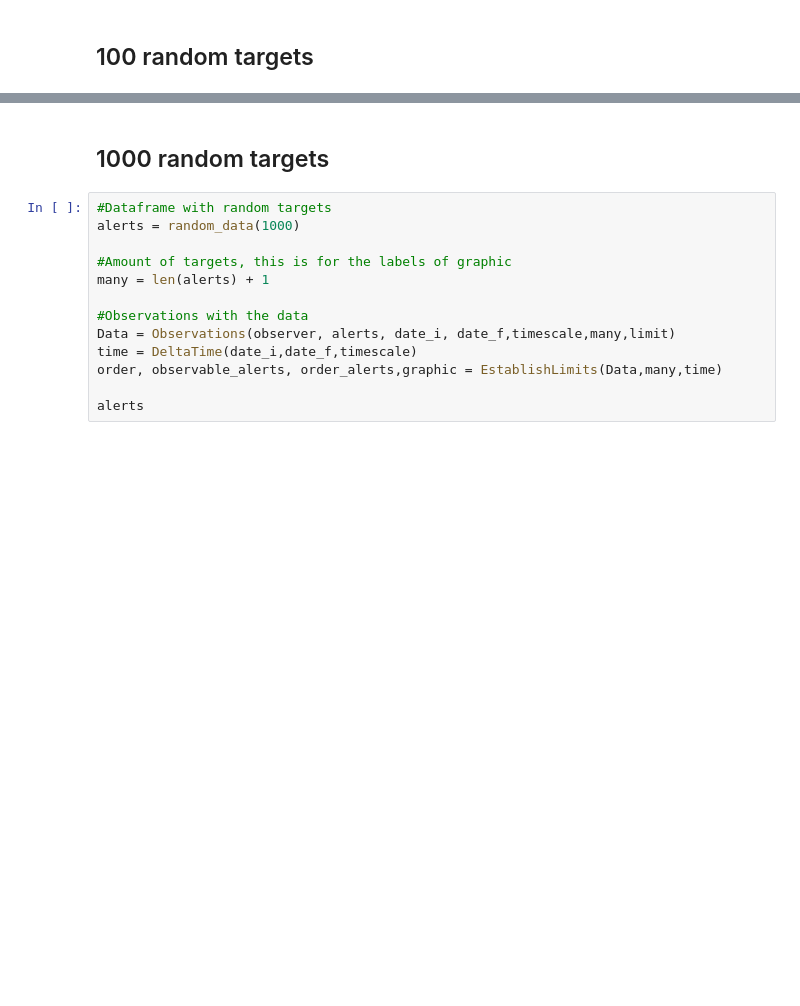
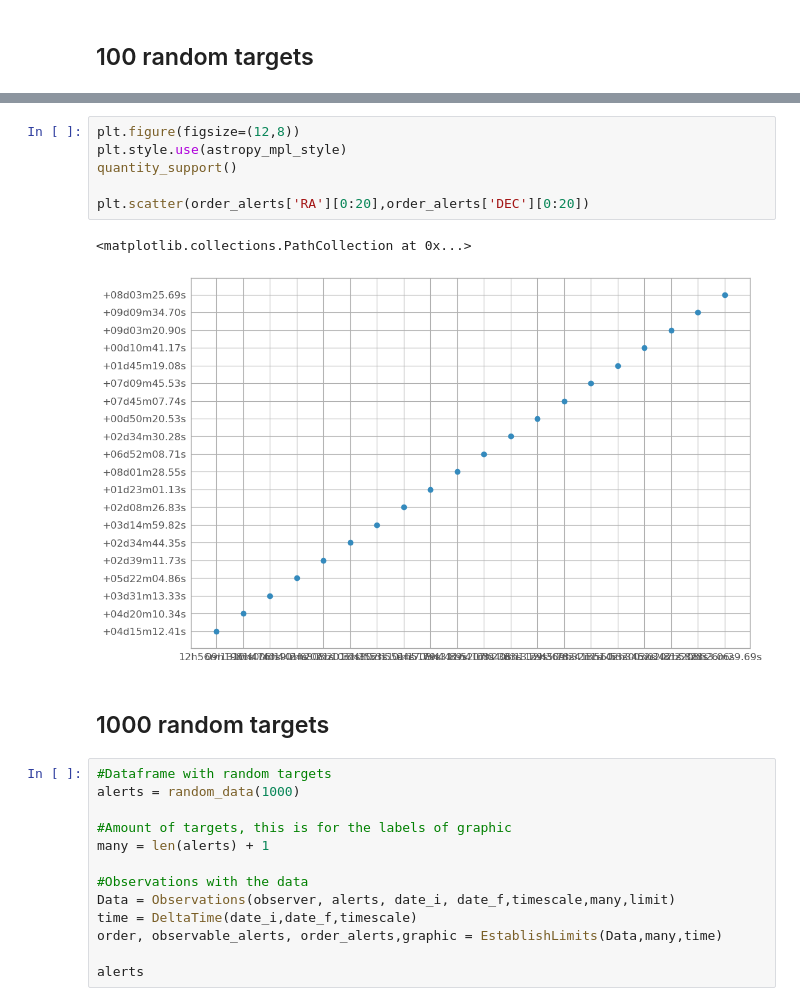
Before and after one commit to ccuellarn/Transient-Operation, a Jupyter notebook: Sketch.ipynb, the cells around one changed output, grey strips where cells are left out. Saved outputs shown, nothing was run; the diff lists cells and outputs as text; blank space fills up the shorter version.

```diff
--- a/Sketch.ipynb
+++ b/Sketch.ipynb
@@ -373,3 +373,12 @@ Order for observation
+# %%
+plt.figure(figsize=(12,8))
+plt.style.use(astropy_mpl_style)
+quantity_support()
+
+plt.scatter(order_alerts['RA'][0:20],order_alerts['DEC'][0:20])
+# %% [output]
+<matplotlib.collections.PathCollection at 0x...>
+[figure, added]
 # %% [markdown]
 ## 1000 random targets
 # %%
```
Also changed, not shown: parts of 10 cells of this notebook.
